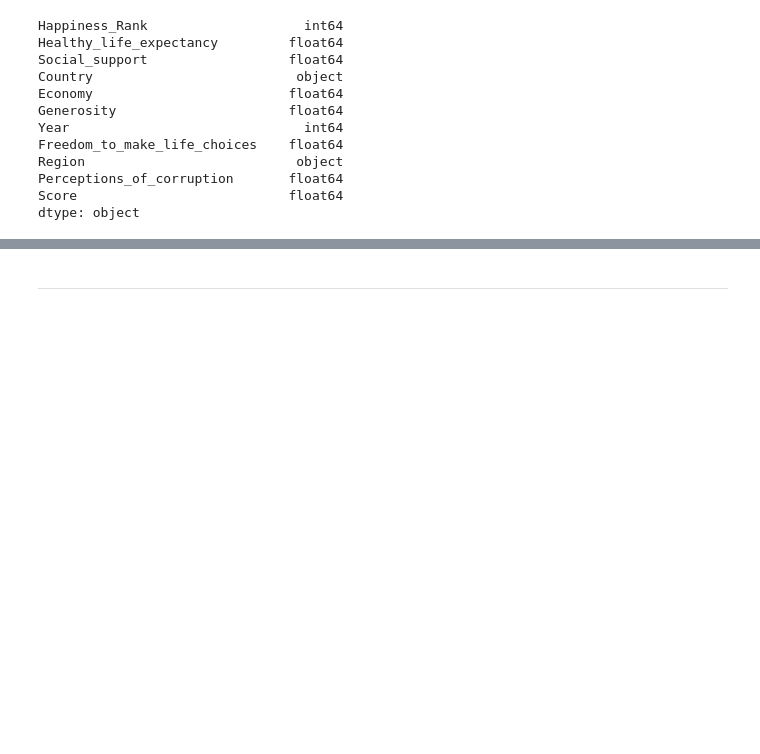
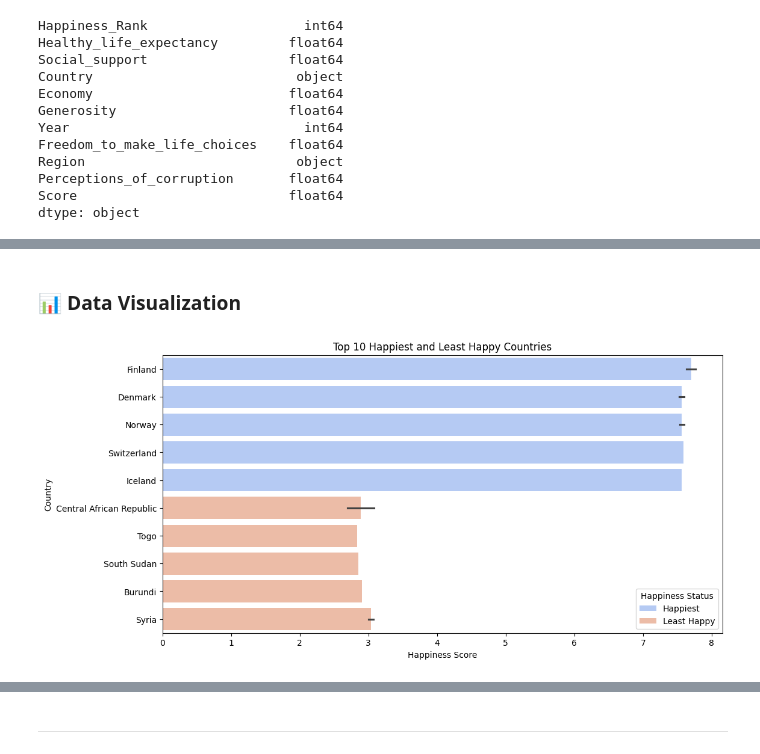
Before and after one commit to caroldvarela/workshop-03, a Jupyter notebook: notebooks/001_EDA_and_model_training.ipynb, the cells around one changed output, grey strips where cells are left out. Drawn from its saved outputs; the diff is of its cells as text; code cells hidden in the pictures; blank space fills up the shorter version.

```diff
--- a/notebooks/001_EDA_and_model_training.ipynb
+++ b/notebooks/001_EDA_and_model_training.ipynb
@@ -384,0 +507,19 @@ ax = sns.heatmap(
+# %% [markdown]
+### 📊 **Data Visualization**
+# %%
+top_happy = df.nlargest(10, 'Score')[['Country', 'Score']]
+bottom_happy = df.nsmallest(10, 'Score')[['Country', 'Score']]
+
+top_bottom_happy = pd.concat([top_happy, bottom_happy])
+
+top_bottom_happy['Happiness_Status'] = ['Happiest'] * 10 + ['Least Happy'] * 10
+
+plt.figure(figsize=(12, 6))
+sns.barplot(data=top_bottom_happy, x='Score', y='Country', hue='Happiness_Status', palette='coolwarm')
+plt.title('Top 10 Happiest and Least Happy Countries')
+plt.xlabel('Happiness Score')
+plt.ylabel('Country')
+plt.legend(title='Happiness Status')
+plt.show()
+# %% [output]
+[figure, added]
```
Also changed, not shown: parts of 46 cells of this notebook, 1 other file.
